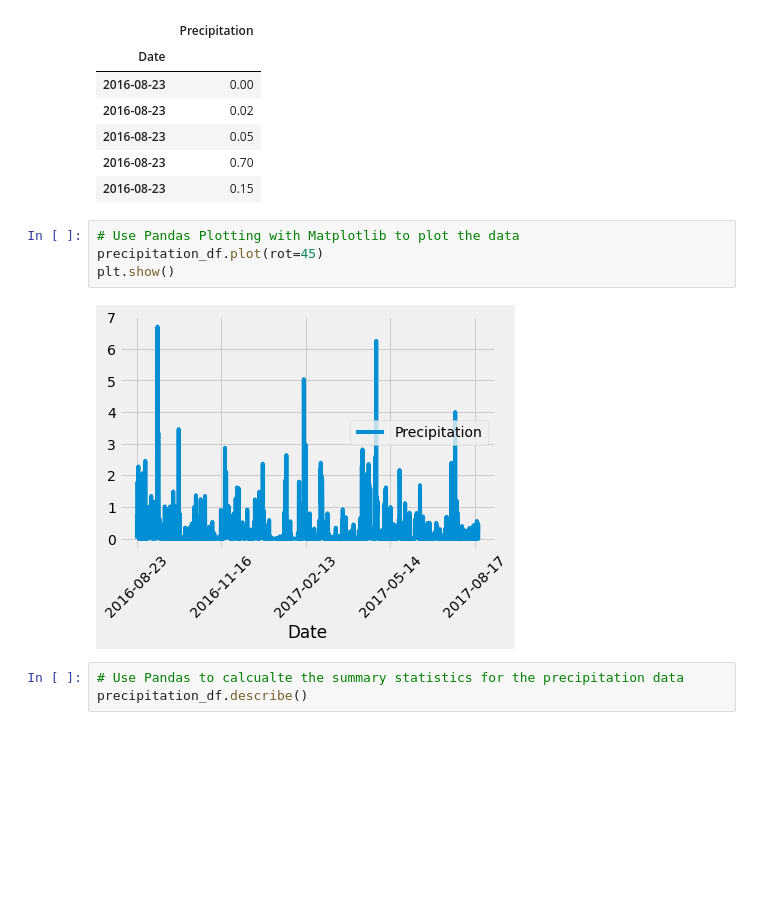
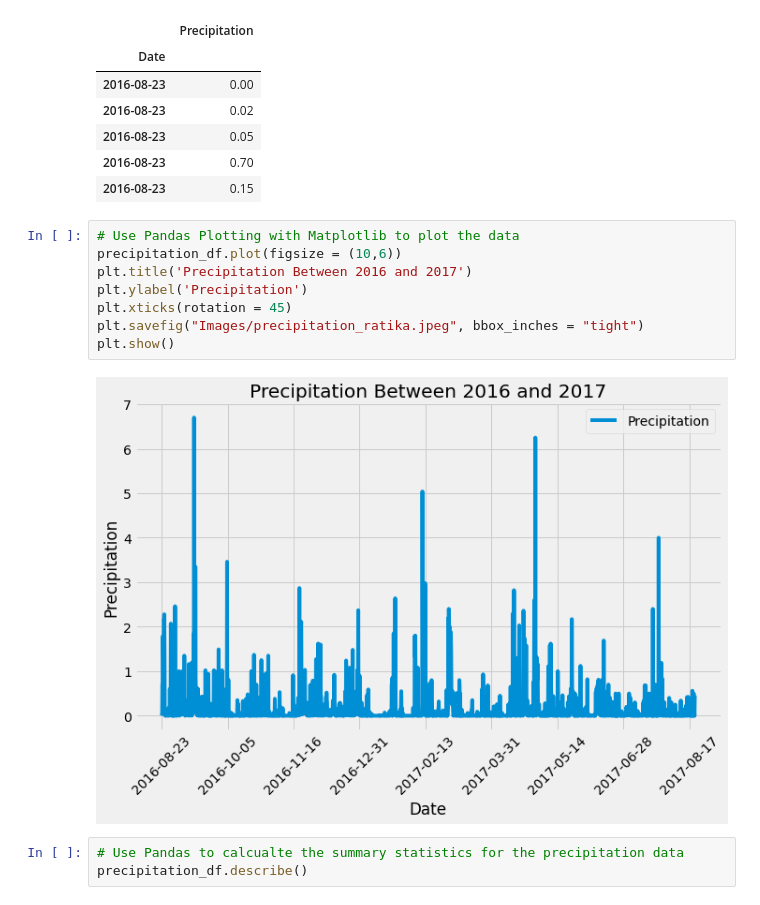
Before and after one commit to ratikachauhan/sqlalchemy-challenge, a Jupyter notebook: climate_starter.ipynb, the cells around one changed output. Cells and saved outputs as stored; diff of their text form; blank space fills up the shorter version.

```diff
--- a/climate_starter.ipynb
+++ b/climate_starter.ipynb
@@ -74,10 +74,14 @@ precipitation_df.head()
 | 2016-08-23 | 0.15 |
 # %%
 # Use Pandas Plotting with Matplotlib to plot the data
-precipitation_df.plot(rot=45)
+precipitation_df.plot(figsize = (10,6))
+plt.title('Precipitation Between 2016 and 2017')
+plt.ylabel('Precipitation')
+plt.xticks(rotation = 45)
+plt.savefig("Images/precipitation_ratika.jpeg", bbox_inches = "tight")
 plt.show()
 # %% [output]
-[figure, old version]
+[figure, new version]
 # %%
 # Use Pandas to calcualte the summary statistics for the precipitation data
 precipitation_df.describe()
```
Also changed, not shown: parts of 1 cell of this notebook, 2 other files.
